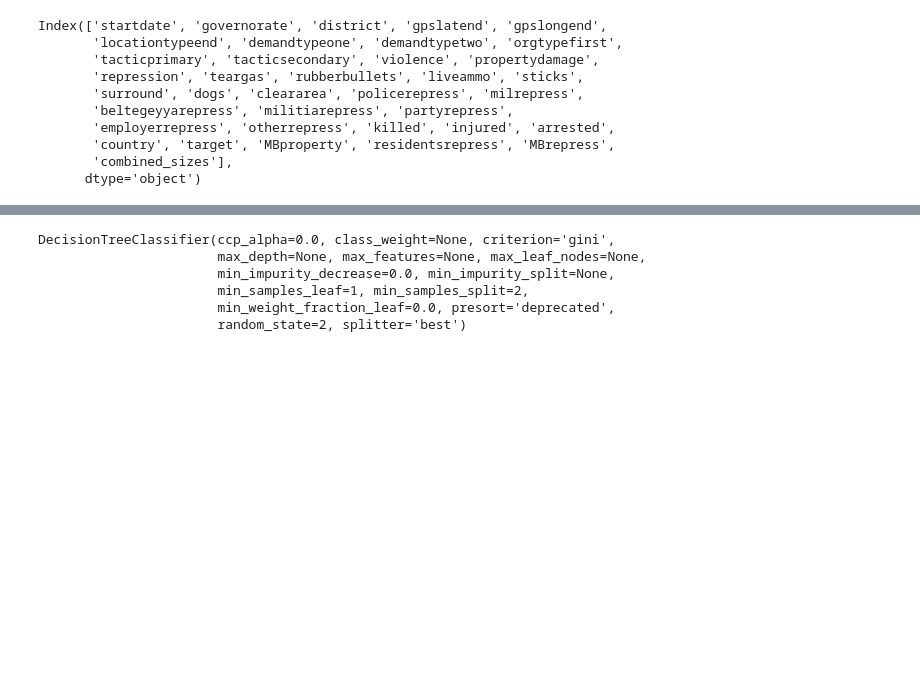
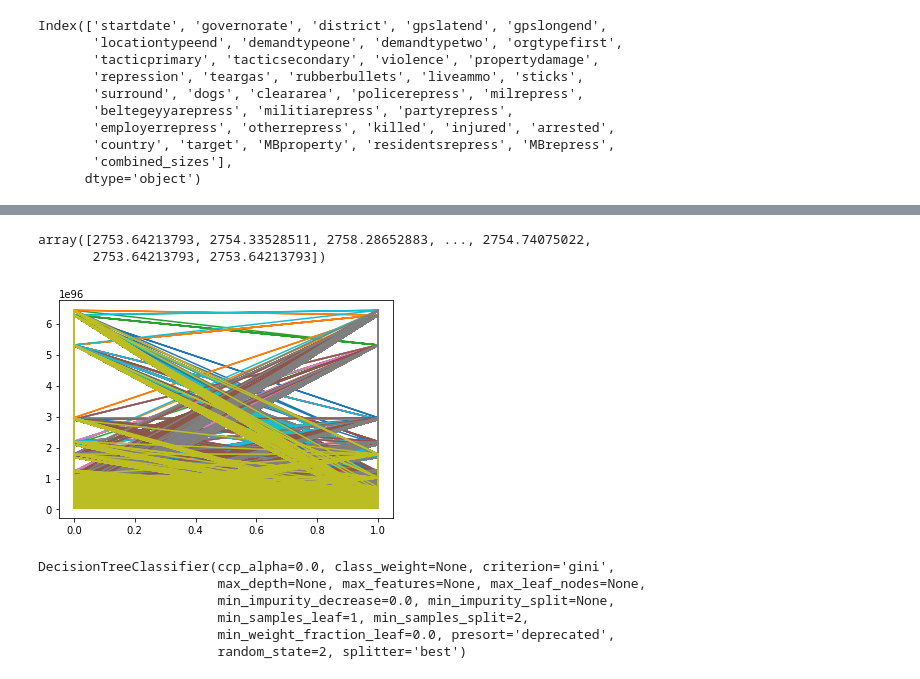
Before and after one commit to NoahDarwich/portest, a Jupyter notebook: notebooks/testing_DT_model_with_other_features .ipynb, the cells around one changed output, grey strips where cells are left out. Drawn from its saved outputs; the diff is of its cells as text; code cells hidden in the pictures; blank space fills up the shorter version.

```diff
--- a/notebooks/testing_DT_model_with_other_features .ipynb
+++ b/notebooks/testing_DT_model_with_other_features .ipynb
@@ -106,3 +113,21 @@ plt.show()
+# %%
+y_binary = binary_data[['binary_target']]
+# %%
+X_binary = ohe.fit_transform(X_binary)
+X_binary = X_binary.toarray()
+# %%
+Xb_train, Xb_test, yb_train, yb_test = train_test_split(X_binary, y_binary, test_size=0.33, random_state=42)
+# %%
+kde.fit(Xb_train)
+kde.score_samples(Xb_train)
+# %% [output]
+array([2753.64213793, 2754.33528511, 2758.28652883, ..., 2754.74075022,
+       2753.64213793, 2753.64213793])
+# %%
+plt.plot(Xb_train, np.exp(kde.score_samples(Xb_train)))
+plt.show()
+# %% [output]
+[figure, added]
 # %%
 clf = DecisionTreeClassifier(random_state=2)
 clf.fit(X_train, y_train)
```
Also changed, not shown: parts of 16 cells of this notebook, 4 other files.
